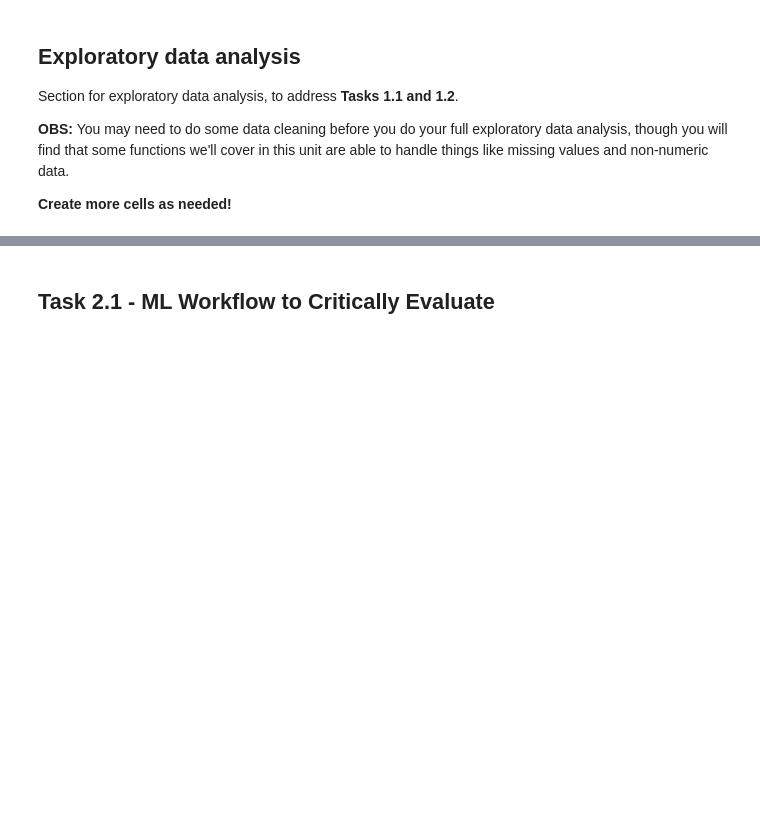
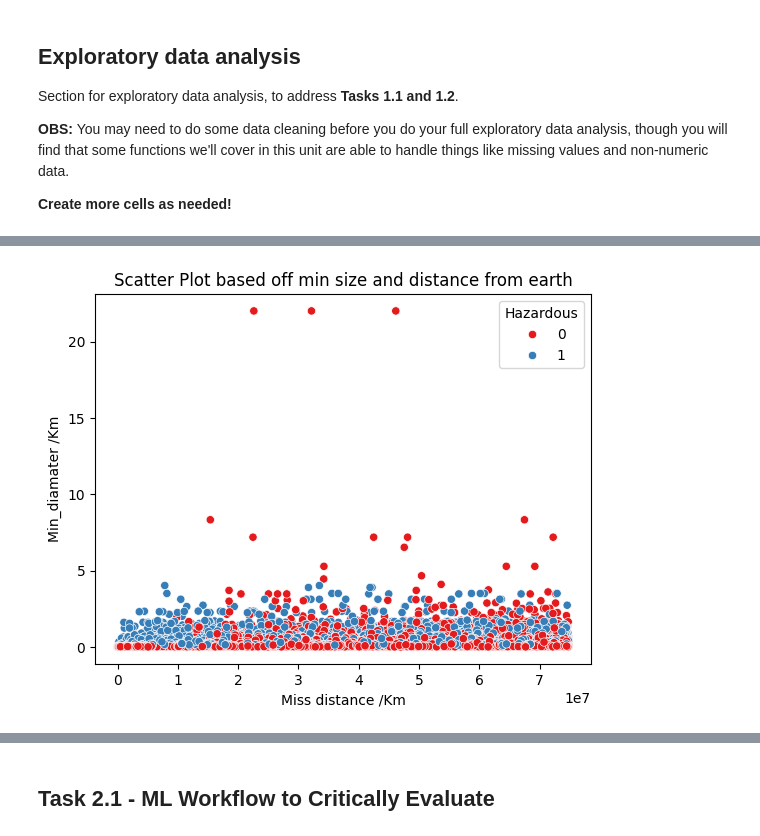
Before and after one commit to ozzbeee298/ClassWork, a Jupyter notebook: ml-nasa-neo.ipynb, the cells around one changed output, grey strips where cells are left out. Saved outputs shown, nothing was run; the diff lists cells and outputs as text; code cells hidden in the pictures; blank space fills up the shorter version.

```diff
--- a/ml-nasa-neo.ipynb
+++ b/ml-nasa-neo.ipynb
@@ -156,0 +204,10 @@ Section for exploratory data analysis, to address **Tasks 1.1 and 1.2**.
+# %%
+# Plot using seaborn to automatically handle categorical colors
+sns.scatterplot(data=df_dropna, y='min_diameter', x='miss_distance', hue='is_hazardous', palette='Set1')
+plt.title('Scatter Plot based off min size and distance from earth')
+plt.xlabel('Miss distance /Km')
+plt.ylabel('Min_diamater /Km')
+plt.legend(title='Hazardous')
+plt.show()
+# %% [output]
+[figure, added]
```
Also changed, not shown: parts of 10 cells of this notebook.
